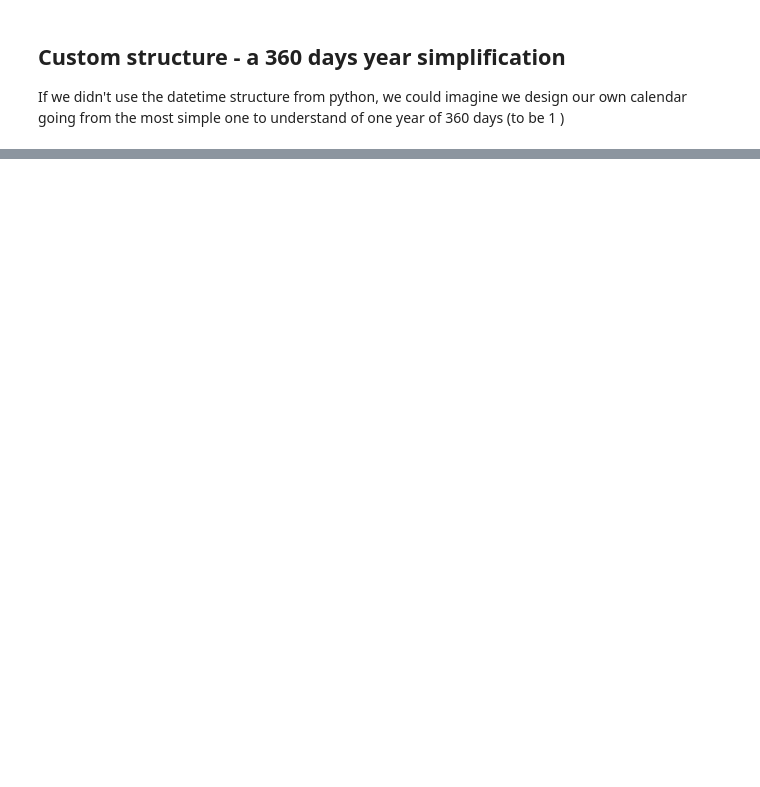
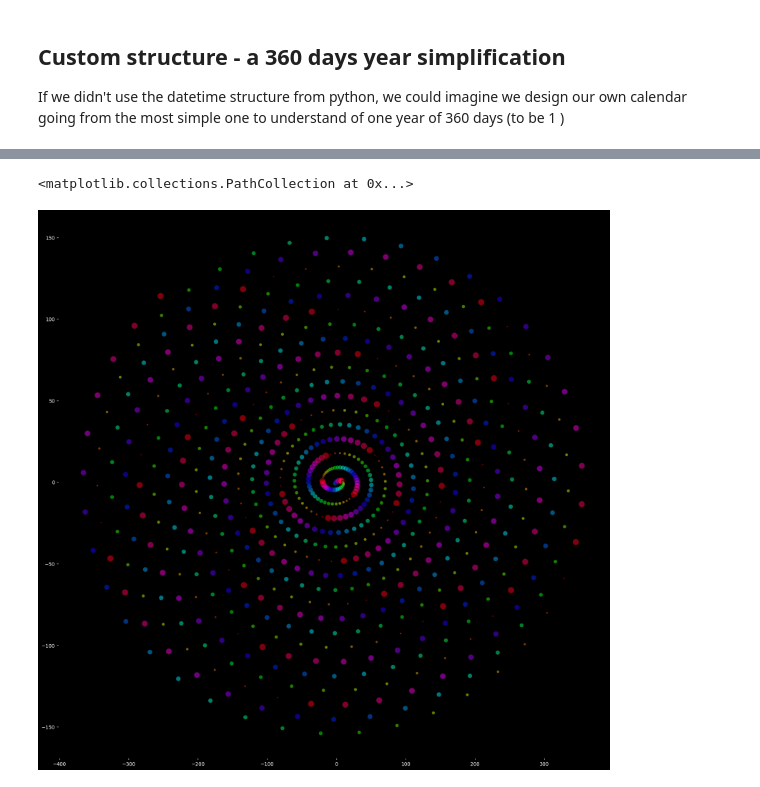
Before and after one commit to fbunc/time_atlas_example, a Jupyter notebook: clean_code.ipynb, the cells around one changed output, grey strips where cells are left out. Drawn from its saved outputs; the diff is of its cells as text; code cells hidden in the pictures; blank space fills up the shorter version.

```diff
--- a/clean_code.ipynb
+++ b/clean_code.ipynb
@@ -617,0 +618,9 @@ plot_atlas(atlas=z_carrier[0:1000],symbol=input_symbol[0:1000],cmap=plt.cm.hsv,a
+# %%
+markers,norm,colors,norm_seq,sizes=get_colors(input_symbol,plt.cm.hsv,1,20)
+
+init_atlas(20,20)
+
+plt.scatter(z_carrier.real, z_carrier.imag, color=colors, s=sizes, marker='o', facecolor=colors, edgecolors='black', alpha=0.5)
+# %% [output]
+<matplotlib.collections.PathCollection at 0x...>
+[figure, added]
```
Also changed, not shown: parts of 8 cells of this notebook.
